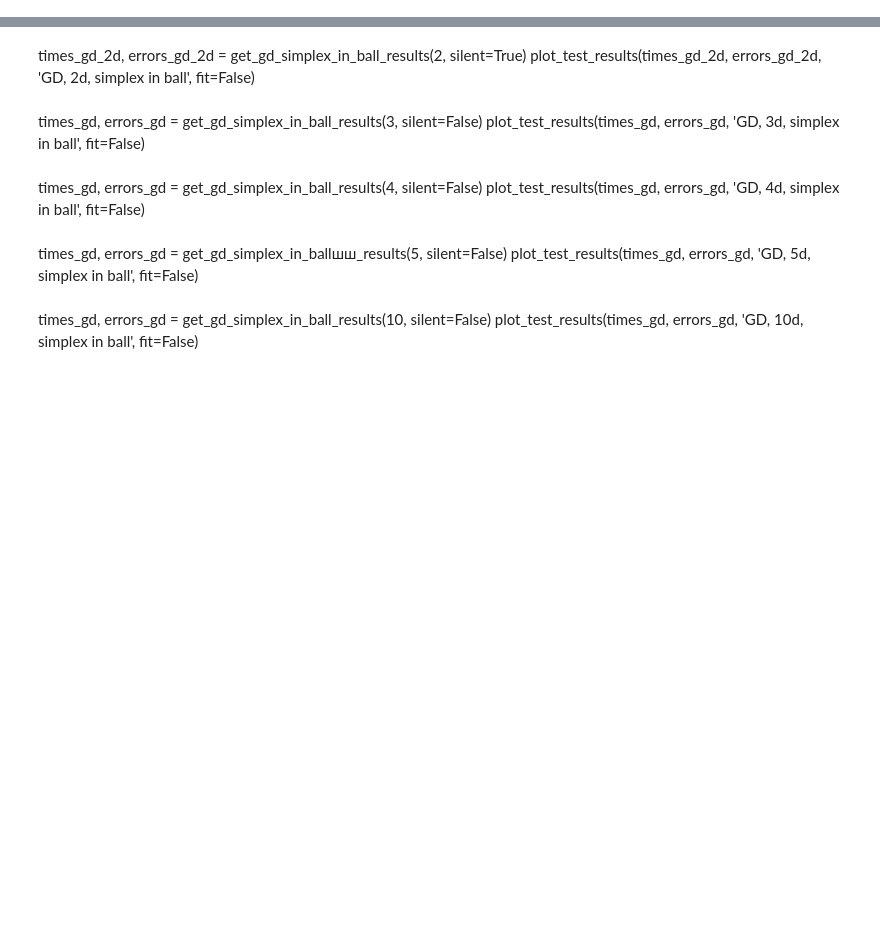
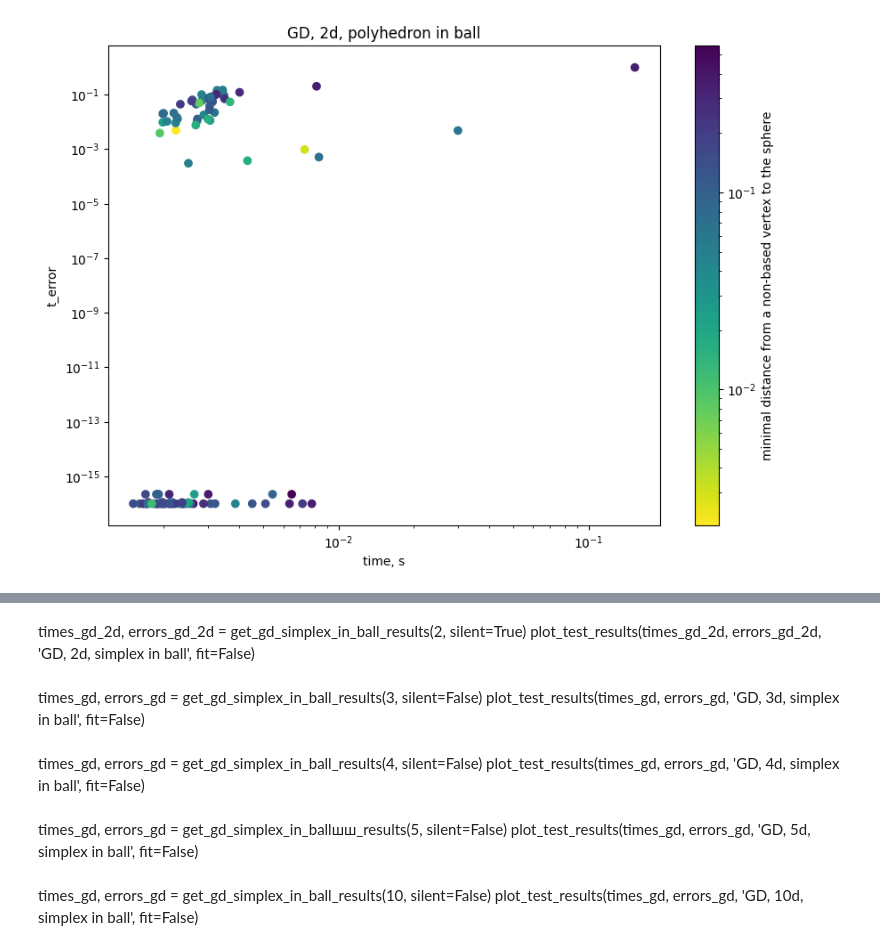
Before and after one commit to Paul566/GraduateThesis, a Jupyter notebook: nb.ipynb, the cells around one changed output, grey strips where cells are left out. Drawn from its saved outputs; the diff is of its cells as text; code cells hidden in the pictures; blank space fills up the shorter version.

```diff
--- a/nb.ipynb
+++ b/nb.ipynb
@@ -18,4 +18,4 @@ from utils import read_tests_simplex_plus_ball_in_ball_with_argmaxes
 # %%
-support_a, support_b = read_tests_simplex_in_ball_with_argmaxes(f'./tests/3d/simplex-in-ball/10', 3)
-solver_instance = GradientDescentSolver(3, support_a, support_b, max_num_iterations=100, learning_rate=1)
+support_a, support_b = read_tests_simplex_plus_ball_in_ball_with_argmaxes(f'./tests/20d/simplex-plus-ball-in-ball/58', 20)
+solver_instance = GradientDescentSolver(20, support_a, support_b, learning_rate=1)
 solver_instance.solve()
@@ -189,0 +82,18 @@ test 99  time 1.5788171291351318         t_error 8.881784197001252e-16   num_ite
+# %%
+def get_gd_polyhedron_in_ball_results(dimension: int, silent=True) -> tp.Tuple[np.ndarray, np.ndarray]:
+    times = []
+    t_errors = []
+    ds = []
+    for file in sorted(os.listdir(f'./tests/{dimension}d/polyhedron-in-ball/')):
+        support_a, support_b, d = read_tests_polyhedron_in_ball_with_argmaxes(f'./tests/{dimension}d/polyhedron-in-ball/{file}', dimension)
+        solver_instance = GradientDescentSolver(dimension, support_a, support_b)
+        start_time = time.time()
+        solver_instance.solve()
+        end_time = time.time()
+        times.append(end_time - start_time)
+        t_errors.append(abs(1. - solver_instance.t))
+        ds.append(d)
+        if not silent:
+            print(f'test {file}\t time {end_time - start_time}\t t_error {abs(1. - solver_instance.t)}')
+
+    return np.array(times), np.array(t_errors), np.array(ds)
@@ -189,0 +122,6 @@ test 99  time 1.5788171291351318         t_error 8.881784197001252e-16   num_ite
+# %%
+times_gd, errors_gd, ds = get_gd_polyhedron_in_ball_results(2, silent=True)
+plot_test_results(times_gd, errors_gd, 'GD, 2d, polyhedron in ball', fit=False,
+                  colors=ds, colorbar_name='minimal distance from a non-based vertex to the sphere')
+# %% [output]
+[figure, added]
```
Also changed, not shown: parts of 19 cells of this notebook, 15 other files.
